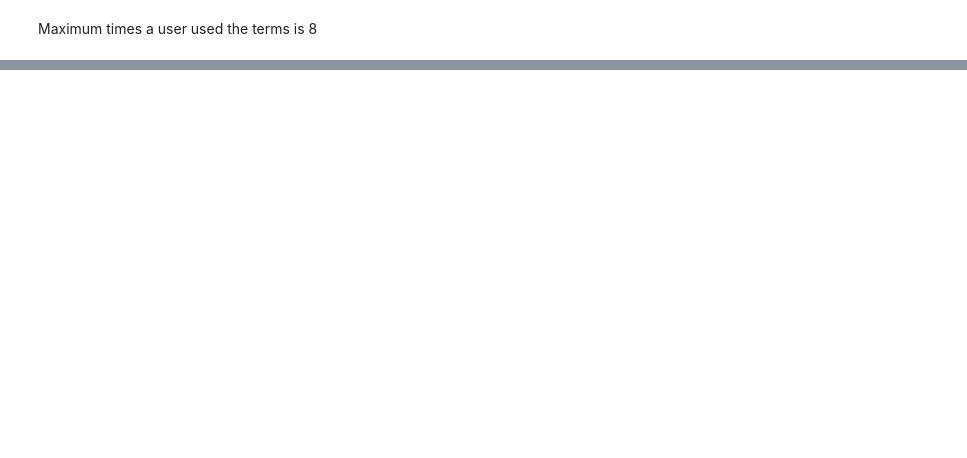
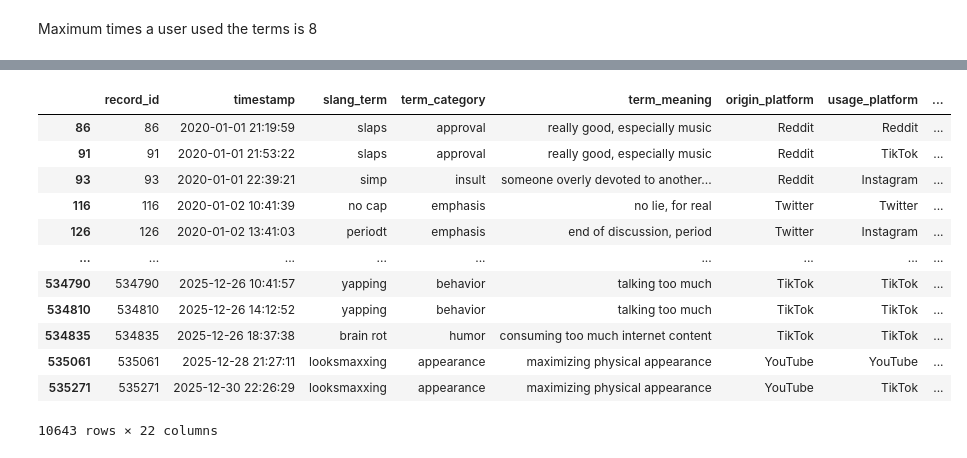
Before and after one commit to JKariithi/genzSlang, a Jupyter notebook: genz_slang.ipynb, the cells around one changed output, grey strips where cells are left out. Cells and saved outputs as stored; diff of their text form; code cells hidden in the pictures; blank space fills up the shorter version.

```diff
--- a/genz_slang.ipynb
+++ b/genz_slang.ipynb
@@ -233,0 +250,17 @@ Maximum times a user used the terms is 8
+# %%
+# Still understanding loc
+df.loc[df['region'] == 'Colorado']
+# %% [output]
+|  | record_id | timestamp | slang_term | term_category | term_meaning | origin_platform | usage_platform | ... |
+| 86 | 86 | 2020-01-01 21:19:59 | slaps | approval | really good, especially music | Reddit | Reddit | ... |
+| 91 | 91 | 2020-01-01 21:53:22 | slaps | approval | really good, especially music | Reddit | TikTok | ... |
+| 93 | 93 | 2020-01-01 22:39:21 | simp | insult | someone overly devoted to another... | Reddit | Instagram | ... |
+| 116 | 116 | 2020-01-02 10:41:39 | no cap | emphasis | no lie, for real | Twitter | Twitter | ... |
+| 126 | 126 | 2020-01-02 13:41:03 | periodt | emphasis | end of discussion, period | Twitter | Instagram | ... |
+| ... | ... | ... | ... | ... | ... | ... | ... | ... |
+| 534790 | 534790 | 2025-12-26 10:41:57 | yapping | behavior | talking too much | TikTok | TikTok | ... |
+| 534810 | 534810 | 2025-12-26 14:12:52 | yapping | behavior | talking too much | TikTok | TikTok | ... |
+| 534835 | 534835 | 2025-12-26 18:37:38 | brain rot | humor | consuming too much internet content | TikTok | TikTok | ... |
+| 535061 | 535061 | 2025-12-28 21:27:11 | looksmaxxing | appearance | maximizing physical appearance | YouTube | YouTube | ... |
+| 535271 | 535271 | 2025-12-30 22:26:29 | looksmaxxing | appearance | maximizing physical appearance | YouTube | TikTok | ... |
+10643 rows × 22 columns
```
Also changed, not shown: parts of 8 cells of this notebook.
